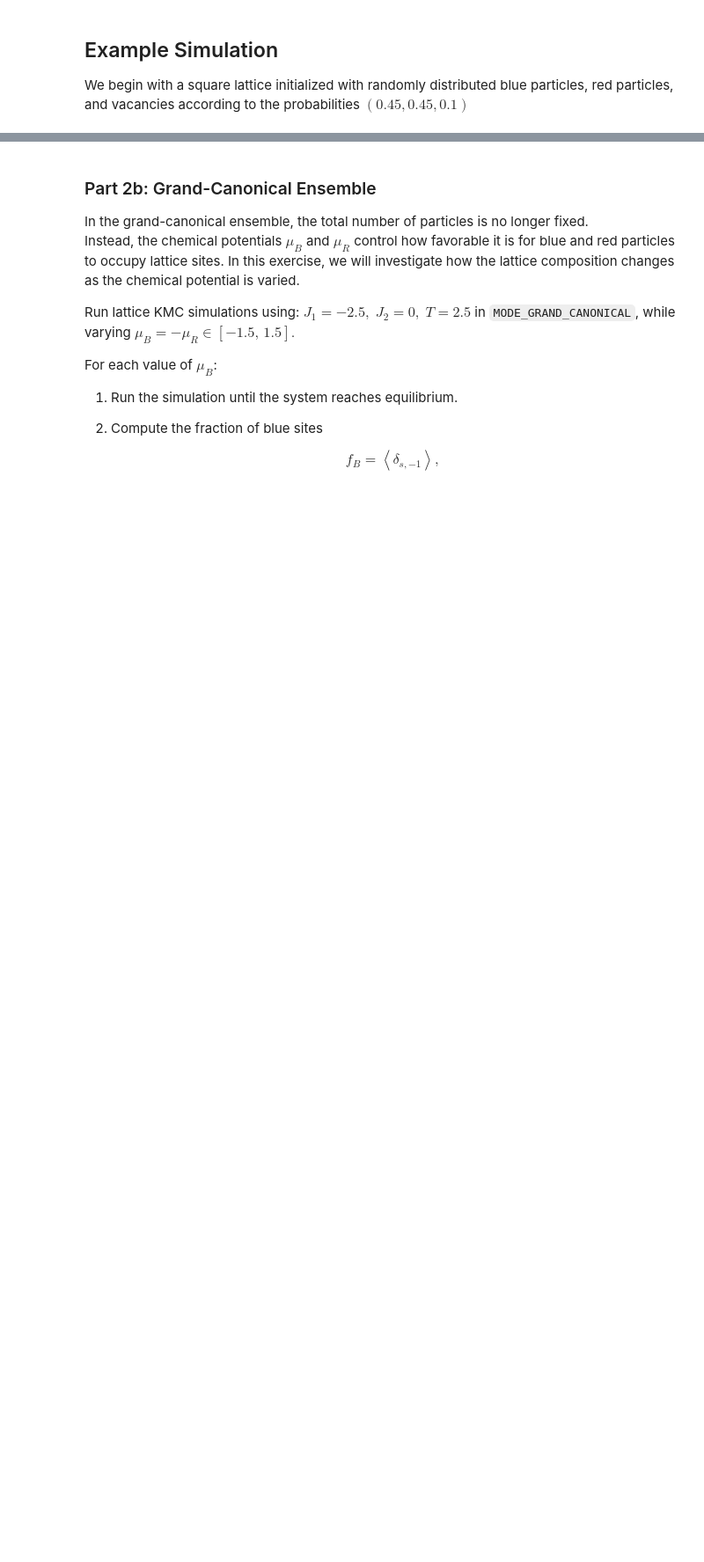
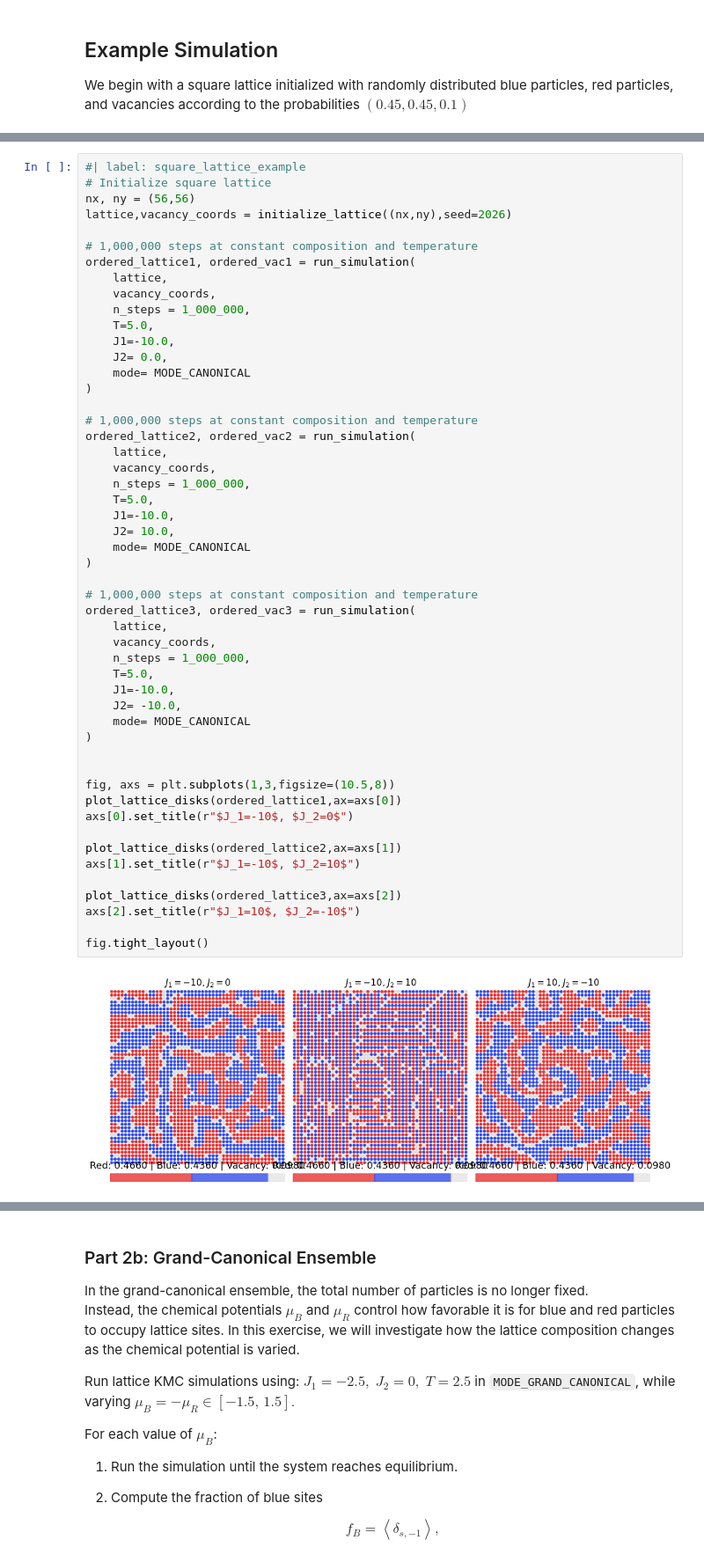
Before and after one commit to Danielle-06/Statfys-2-2026, a Jupyter notebook: 02.lattice_kmc_nb.ipynb, the cells around one changed output, grey strips where cells are left out. Shown at 88% size. Cells and saved outputs as stored; diff of their text form; blank space fills up the shorter version.

```diff
--- a/02.lattice_kmc_nb.ipynb
+++ b/02.lattice_kmc_nb.ipynb
@@ -179,0 +123,53 @@ Discuss how the real-space ordering patterns relate to the peaks observed in the
+# %%
+#| label: square_lattice_example
+# Initialize square lattice
+nx, ny = (56,56)
+lattice,vacancy_coords = initialize_lattice((nx,ny),seed=2026)
+
+# 1,000,000 steps at constant composition and temperature
+ordered_lattice1, ordered_vac1 = run_simulation(
+    lattice,
+    vacancy_coords,
+    n_steps = 1_000_000,
+    T=5.0,
+    J1=-10.0,
+    J2= 0.0,
+    mode= MODE_CANONICAL
+)
+
+# 1,000,000 steps at constant composition and temperature
+ordered_lattice2, ordered_vac2 = run_simulation(
+    lattice,
+    vacancy_coords,
+    n_steps = 1_000_000,
+    T=5.0,
+    J1=-10.0,
+    J2= 10.0,
+    mode= MODE_CANONICAL
+)
+
+# 1,000,000 steps at constant composition and temperature
+ordered_lattice3, ordered_vac3 = run_simulation(
+    lattice,
+    vacancy_coords,
+    n_steps = 1_000_000,
+    T=5.0,
+    J1=-10.0,
+    J2= -10.0,
+    mode= MODE_CANONICAL
+)
+
+
+fig, axs = plt.subplots(1,3,figsize=(10.5,8))
+plot_lattice_disks(ordered_lattice1,ax=axs[0])
+axs[0].set_title(r"$J_1=-10$, $J_2=0$")
+
+plot_lattice_disks(ordered_lattice2,ax=axs[1])
+axs[1].set_title(r"$J_1=-10$, $J_2=10$")
+
+plot_lattice_disks(ordered_lattice3,ax=axs[2])
+axs[2].set_title(r"$J_1=10$, $J_2=-10$")
+
+fig.tight_layout()
+# %% [output]
+[figure, added]
```
Also changed, not shown: parts of 7 cells of this notebook.
